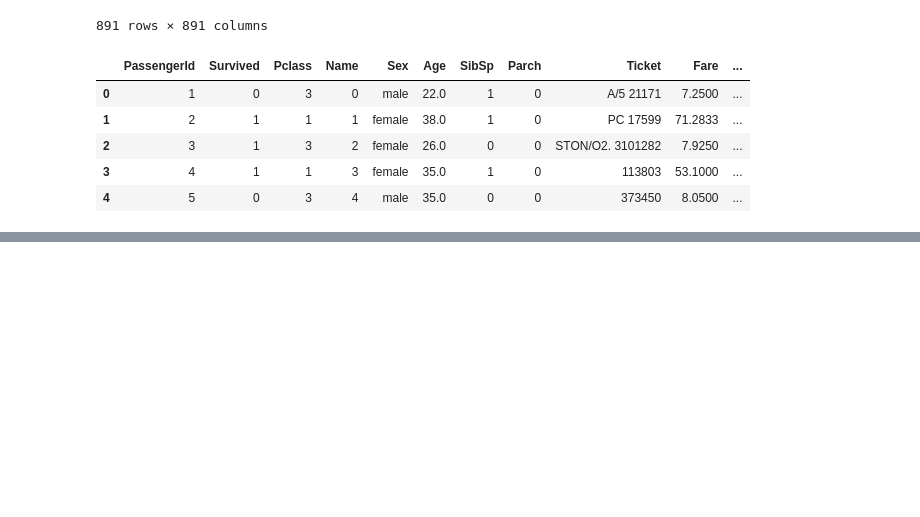
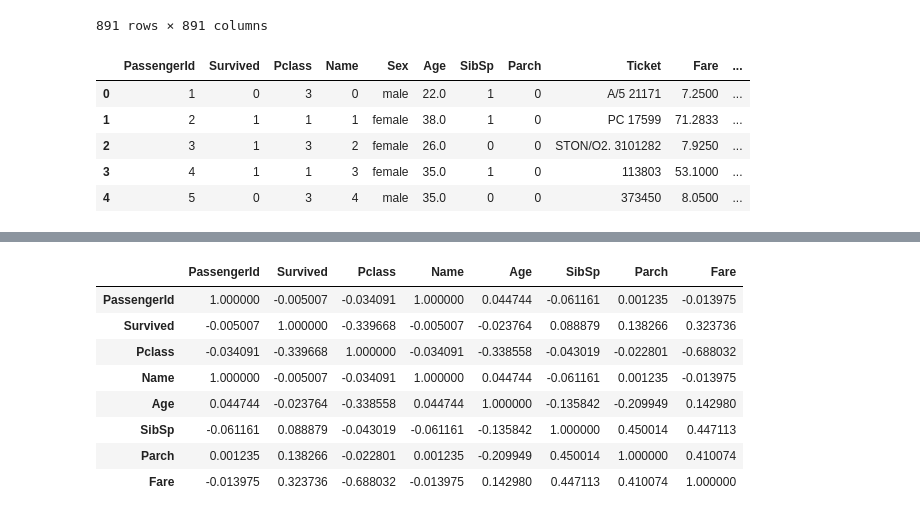
Before and after one commit to Light-House-AI/Lighthouse, a Jupyter notebook: notebooks/01-data-cleaning.ipynb, the cells around one changed output, grey strips where cells are left out. Cells and saved outputs as stored; diff of their text form; code cells hidden in the pictures; blank space fills up the shorter version.

```diff
--- a/notebooks/01-data-cleaning.ipynb
+++ b/notebooks/01-data-cleaning.ipynb
@@ -196,0 +200,12 @@ test.corr(method='pearson')
+# %%
+test.corr(method='spearman')
+# %% [output]
+|  | PassengerId | Survived | Pclass | Name | Age | SibSp | Parch | Fare |
+| PassengerId | 1.000000 | -0.005007 | -0.034091 | 1.000000 | 0.044744 | -0.061161 | 0.001235 | -0.013975 |
+| Survived | -0.005007 | 1.000000 | -0.339668 | -0.005007 | -0.023764 | 0.088879 | 0.138266 | 0.323736 |
+| Pclass | -0.034091 | -0.339668 | 1.000000 | -0.034091 | -0.338558 | -0.043019 | -0.022801 | -0.688032 |
+| Name | 1.000000 | -0.005007 | -0.034091 | 1.000000 | 0.044744 | -0.061161 | 0.001235 | -0.013975 |
+| Age | 0.044744 | -0.023764 | -0.338558 | 0.044744 | 1.000000 | -0.135842 | -0.209949 | 0.142980 |
+| SibSp | -0.061161 | 0.088879 | -0.043019 | -0.061161 | -0.135842 | 1.000000 | 0.450014 | 0.447113 |
+| Parch | 0.001235 | 0.138266 | -0.022801 | 0.001235 | -0.209949 | 0.450014 | 1.000000 | 0.410074 |
+| Fare | -0.013975 | 0.323736 | -0.688032 | -0.013975 | 0.142980 | 0.447113 | 0.410074 | 1.000000 |
```
Also changed, not shown: parts of 4 cells of this notebook.
